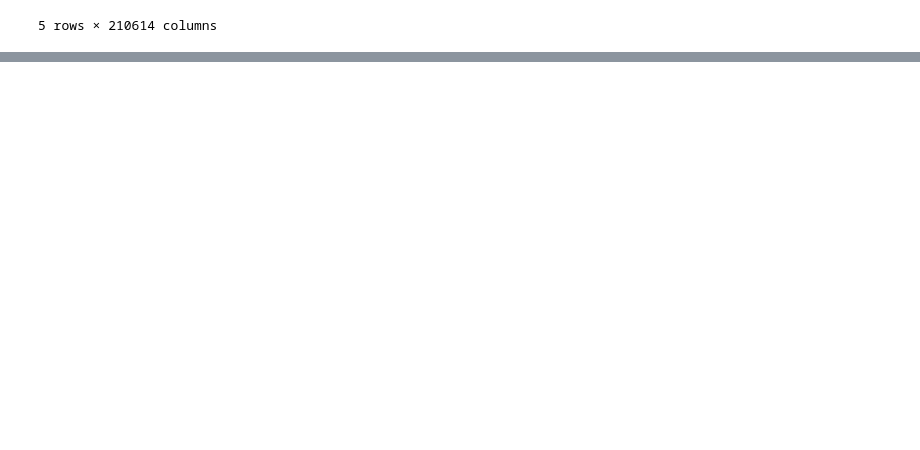
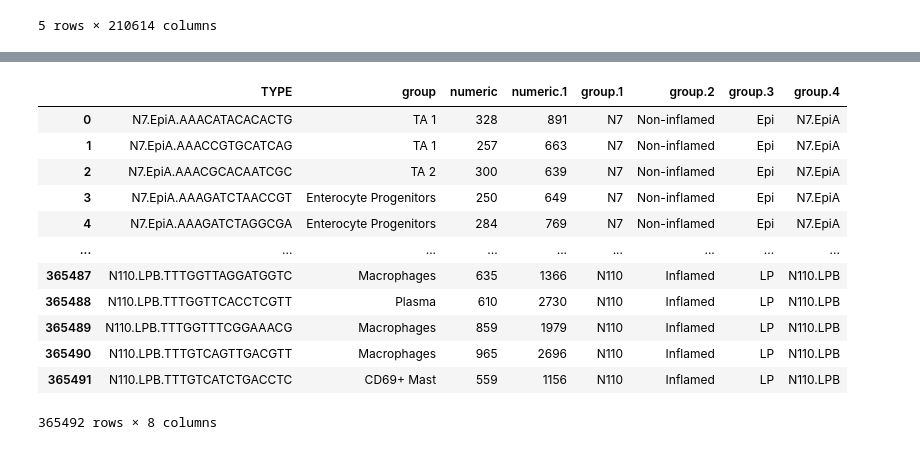
Before and after one commit to tschwebke/Capstone-Project, a Jupyter notebook: capstone.ipynb, the cells around one changed output, grey strips where cells are left out. Drawn from its saved outputs; the diff is of its cells as text; code cells hidden in the pictures; blank space fills up the shorter version.

```diff
--- a/capstone.ipynb
+++ b/capstone.ipynb
@@ -57,0 +82,18 @@ imm_counts_df.head()
+# %%
+meta = pd.read_table('all.meta2.txt',header=1)
+# %%
+meta
+# %% [output]
+|  | TYPE | group | numeric | numeric.1 | group.1 | group.2 | group.3 | group.4 |
+| 0 | N7.EpiA.AAACATACACACTG | TA 1 | 328 | 891 | N7 | Non-inflamed | Epi | N7.EpiA |
+| 1 | N7.EpiA.AAACCGTGCATCAG | TA 1 | 257 | 663 | N7 | Non-inflamed | Epi | N7.EpiA |
+| 2 | N7.EpiA.AAACGCACAATCGC | TA 2 | 300 | 639 | N7 | Non-inflamed | Epi | N7.EpiA |
+| 3 | N7.EpiA.AAAGATCTAACCGT | Enterocyte Progenitors | 250 | 649 | N7 | Non-inflamed | Epi | N7.EpiA |
+| 4 | N7.EpiA.AAAGATCTAGGCGA | Enterocyte Progenitors | 284 | 769 | N7 | Non-inflamed | Epi | N7.EpiA |
+| ... | ... | ... | ... | ... | ... | ... | ... | ... |
+| 365487 | N110.LPB.TTTGGTTAGGATGGTC | Macrophages | 635 | 1366 | N110 | Inflamed | LP | N110.LPB |
+| 365488 | N110.LPB.TTTGGTTCACCTCGTT | Plasma | 610 | 2730 | N110 | Inflamed | LP | N110.LPB |
+| 365489 | N110.LPB.TTTGGTTTCGGAAACG | Macrophages | 859 | 1979 | N110 | Inflamed | LP | N110.LPB |
+| 365490 | N110.LPB.TTTGTCAGTTGACGTT | Macrophages | 965 | 2696 | N110 | Inflamed | LP | N110.LPB |
+| 365491 | N110.LPB.TTTGTCATCTGACCTC | CD69+ Mast | 559 | 1156 | N110 | Inflamed | LP | N110.LPB |
+365492 rows × 8 columns
```
Also changed, not shown: parts of 31 cells of this notebook.
